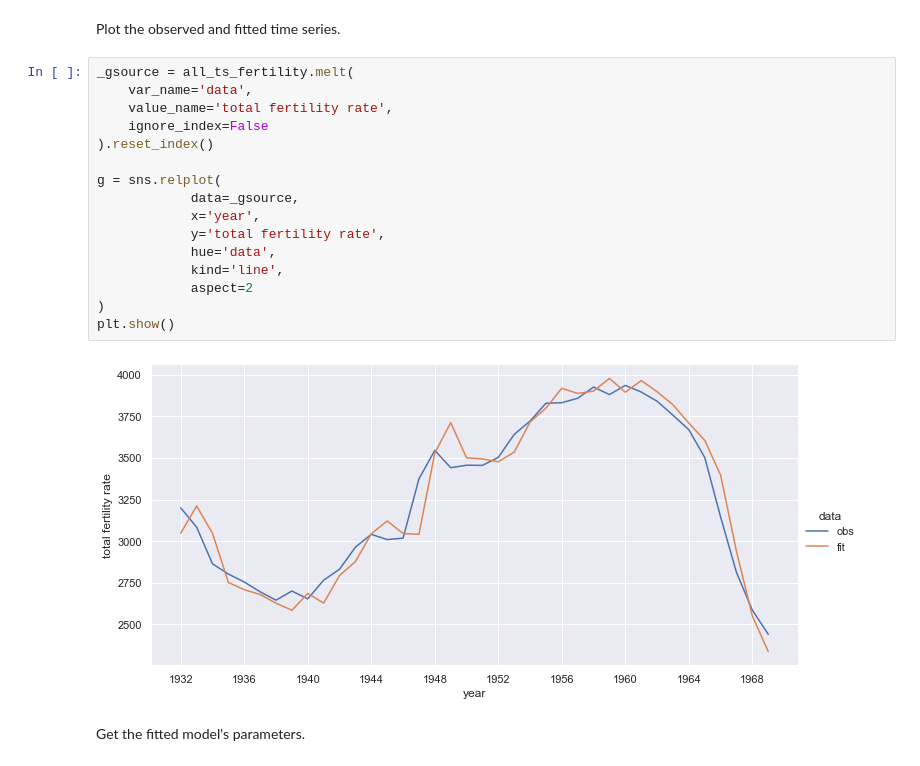
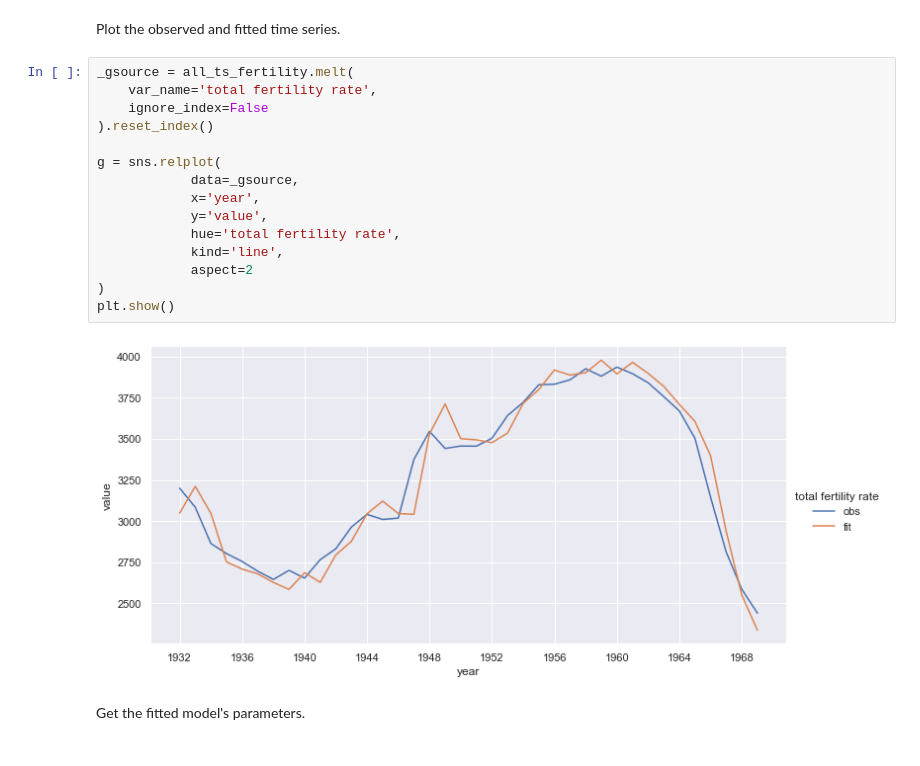
Before and after one commit to ljk233/laughingrook, a Jupyter notebook: posts/2022-06-06-holts_exponential_smoothing.ipynb, the cells around one changed output. Cells and saved outputs as stored; diff of their text form.

```diff
--- a/posts/2022-06-06-holts_exponential_smoothing.ipynb
+++ b/posts/2022-06-06-holts_exponential_smoothing.ipynb
@@ -133,22 +133,21 @@ memory usage: 912.0 bytes
 Plot the observed and fitted time series.
 # %%
 _gsource = all_ts_fertility.melt(
-    var_name='data',
-    value_name='total fertility rate',
+    var_name='total fertility rate',
     ignore_index=False
 ).reset_index()
 
 g = sns.relplot(
             data=_gsource,
             x='year',
-            y='total fertility rate',
-            hue='data',
+            y='value',
+            hue='total fertility rate',
             kind='line',
             aspect=2
 )
 plt.show()
 # %% [output]
-[figure, old version]
+[figure, new version]
 # %% [markdown]
 Get the fitted model's parameters.
 # %%
```
Also changed, not shown: 38 other files.
